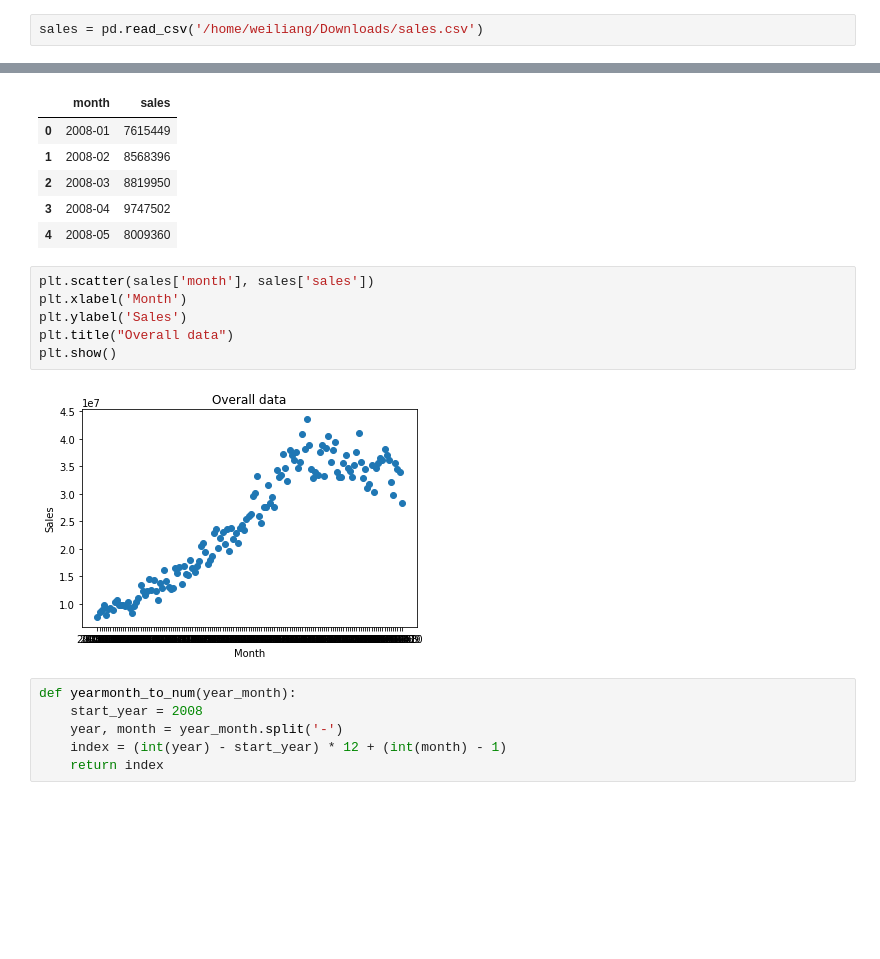
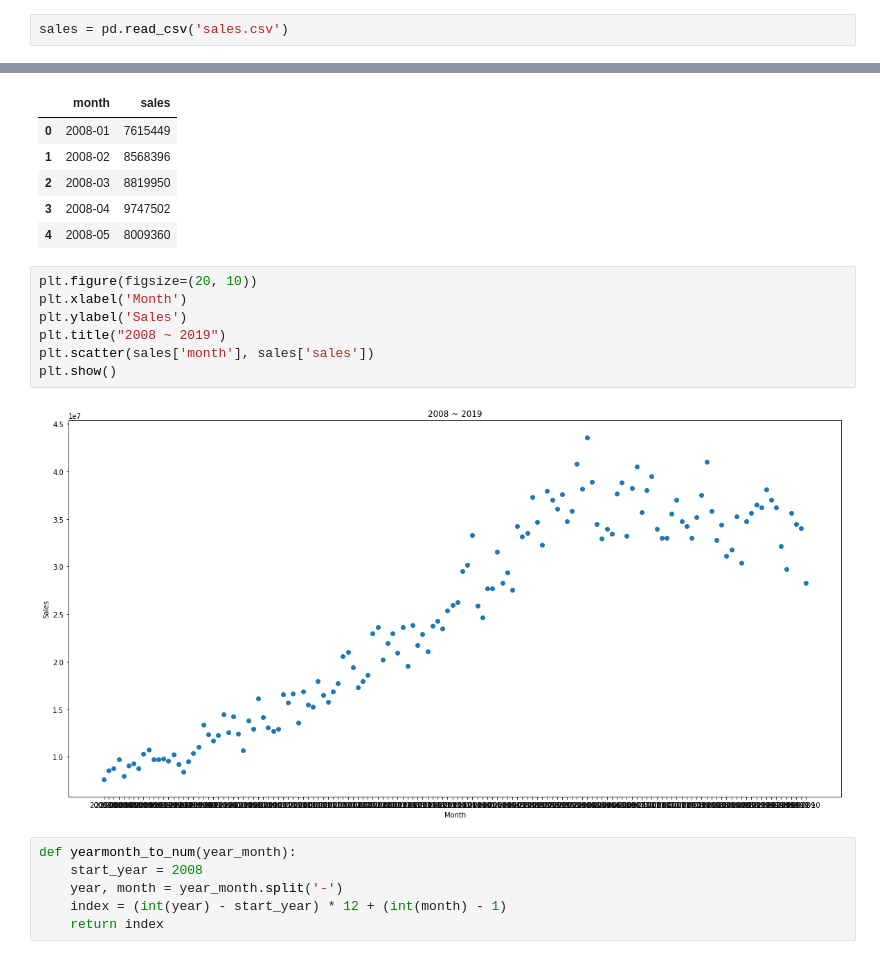
Before and after one commit to windyinwind/ML_sales_predict, a Jupyter notebook: Sales Prediction.ipynb, the cells around one changed output, grey strips where cells are left out. Saved outputs shown, nothing was run; the diff lists cells and outputs as text; blank space fills up the shorter version.

```diff
--- a/Sales Prediction.ipynb
+++ b/Sales Prediction.ipynb
@@ -5,7 +5,7 @@ import pandas as pd
 import matplotlib.pyplot as plt
 from sklearn.linear_model import LinearRegression
 # %%
-sales = pd.read_csv('/home/weiliang/Downloads/sales.csv')
+sales = pd.read_csv('sales.csv')
 # %%
 sales.head()
 # %% [output]
@@ -16,13 +16,14 @@ sales.head()
 | 3 | 2008-04 | 9747502 |
 | 4 | 2008-05 | 8009360 |
 # %%
-plt.scatter(sales['month'], sales['sales'])
+plt.figure(figsize=(20, 10))
 plt.xlabel('Month')
 plt.ylabel('Sales')
-plt.title("Overall data")
+plt.title("2008 ~ 2019")
+plt.scatter(sales['month'], sales['sales'])
 plt.show()
 # %% [output]
-[figure, old version]
+[figure, new version]
 # %%
 def yearmonth_to_num(year_month):
     start_year = 2008
```
Also changed, not shown: parts of 38 cells of this notebook, 1 other file.
